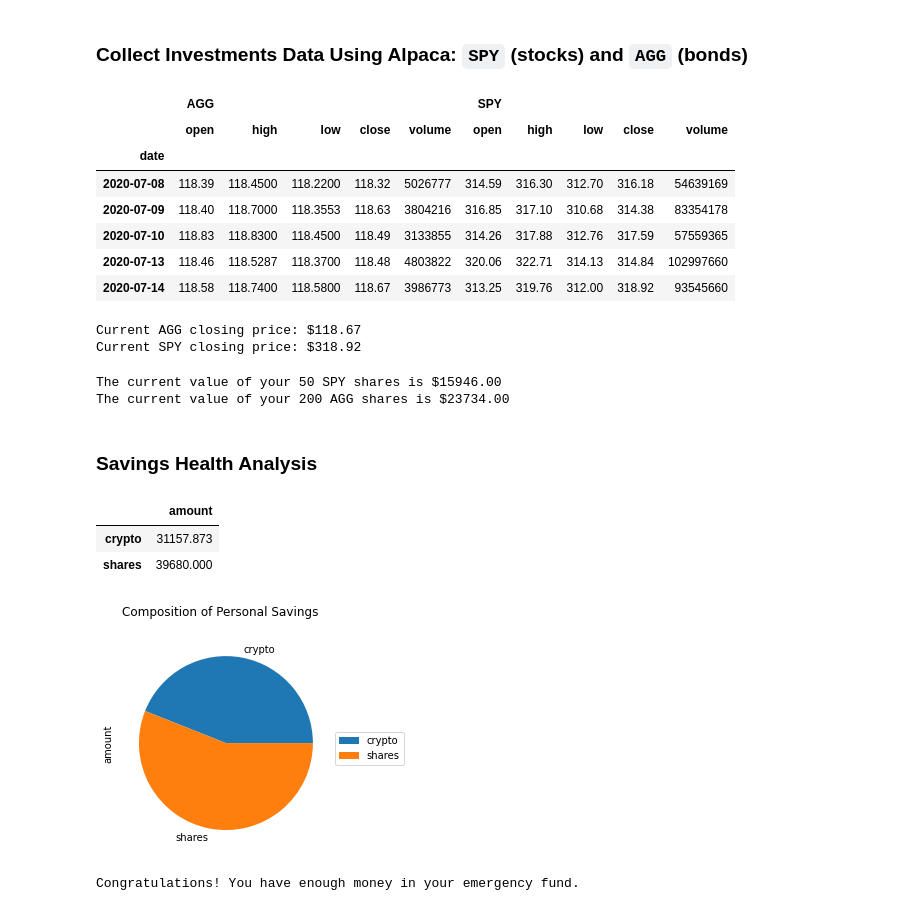
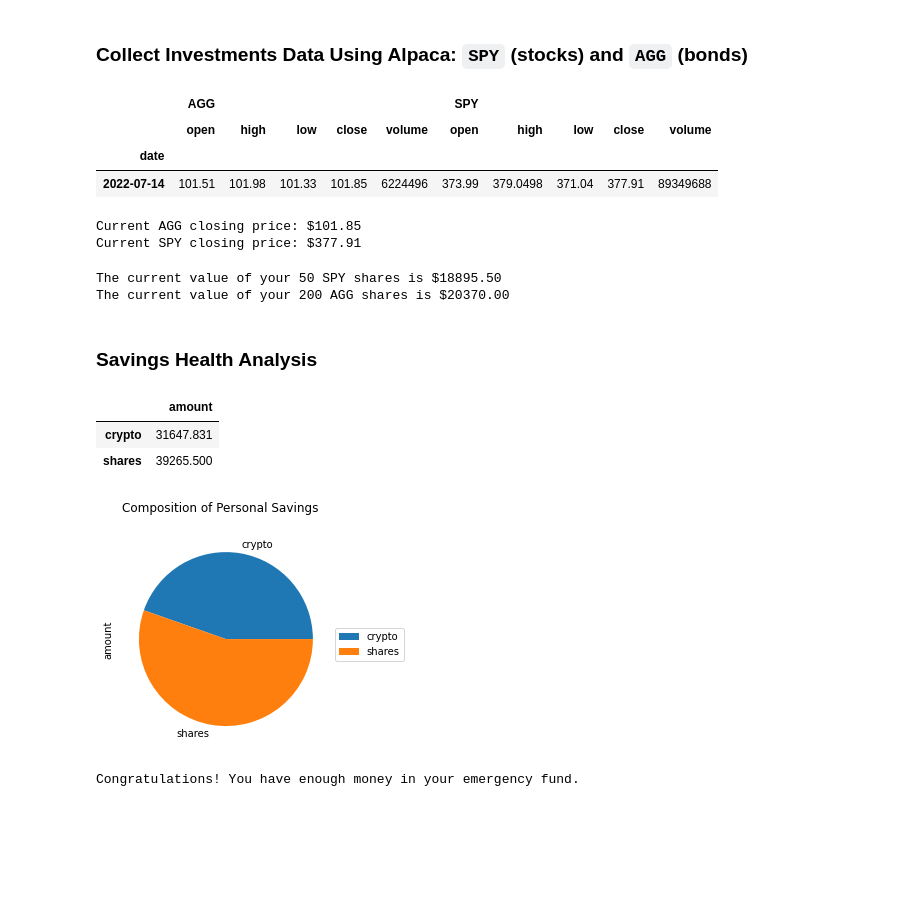
Before and after one commit to al-gladkow/Financial-Planning, a Jupyter notebook: challenge-files/financial-planner.ipynb, the cells around one changed output. Cells and saved outputs as stored; diff of their text form; code cells hidden in the pictures; blank space fills up the shorter version.

```diff
--- a/challenge-files/financial-planner.ipynb
+++ b/challenge-files/financial-planner.ipynb
@@ -60,46 +61,42 @@ ALPACA_SECRET = os.getenv('ALPACA_SECRET_KEY')
 alpaca = tradeapi.REST(ALPACA_KEY,ALPACA_SECRET,api_version=2)
 # %%
 # Format current date as ISO format
-start = pd.Timestamp('2020-07-07', tz='America/Chicago').isoformat()
-end = pd.Timestamp('2020-07-14', tz='America/Chicago').isoformat()
+start = pd.Timestamp('2022-07-07', tz='America/Chicago').isoformat()
+end = pd.Timestamp('2022-07-14', tz='America/Chicago').isoformat()
 
 # Set the tickers
 tickers = ["AGG", "SPY"]
 
 # Set timeframe to "1Day" for Alpaca API
 timeframe = "1Day"
 
 # Get current closing prices for SPY and AGG
 df_portfolio = alpaca.get_bars(
     tickers,
     timeframe,
     start = start,
     end = end
 ).df
 
 # Reorganize the DataFrame
 # Separate ticker data
 SPY = df_portfolio[df_portfolio['symbol']=='SPY'].drop(['symbol','trade_count','vwap'], axis=1)
 AGG = df_portfolio[df_portfolio['symbol']=='AGG'].drop(['symbol','trade_count','vwap'], axis=1)
 
 # Concatenate the ticker DataFrames
 df_portfolio = pd.concat([AGG,SPY], axis=1, keys=['AGG','SPY'])
 
 # Remove time from index
 df_portfolio.index = df_portfolio.index.date
 df_portfolio.index.name = 'date'
 
 # Preview DataFrame
-df_portfolio
+df_portfolio.tail(1)
 # %% [output]
 |  | AGG |  |  |  |  | SPY |  |  |  |  |
 |  | open | high | low | close | volume | open | high | low | close | volume |
 | date |  |  |  |  |  |  |  |  |  |  |
-| 2020-07-08 | 118.39 | 118.4500 | 118.2200 | 118.32 | 5026777 | 314.59 | 316.30 | 312.70 | 316.18 | 54639169 |
-| 2020-07-09 | 118.40 | 118.7000 | 118.3553 | 118.63 | 3804216 | 316.85 | 317.10 | 310.68 | 314.38 | 83354178 |
-| 2020-07-10 | 118.83 | 118.8300 | 118.4500 | 118.49 | 3133855 | 314.26 | 317.88 | 312.76 | 317.59 | 57559365 |
-| 2020-07-13 | 118.46 | 118.5287 | 118.3700 | 118.48 | 4803822 | 320.06 | 322.71 | 314.13 | 314.84 | 102997660 |
-| 2020-07-14 | 118.58 | 118.7400 | 118.5800 | 118.67 | 3986773 | 313.25 | 319.76 | 312.00 | 318.92 | 93545660 |
+| 2022-07-14 | 101.51 | 101.98 | 101.33 | 101.85 | 6224496 | 373.99 | 379.0498 | 371.04 | 377.91 | 89349688 |
 # %%
 # Pick AGG and SPY close prices
 agg_close_price = df_portfolio['AGG']['close'].iloc[-1]
@@ -109,8 +106,8 @@ spy_close_price = df_portfolio['SPY']['close'].iloc[-1]
 print(f"Current AGG closing price: ${agg_close_price}")
 print(f"Current SPY closing price: ${spy_close_price}")
 # %% [output]
-Current AGG closing price: $118.67
-Current SPY closing price: $318.92
+Current AGG closing price: $101.85
+Current SPY closing price: $377.91
 # %%
 # Compute the current value of shares
 my_spy_value = my_spy * spy_close_price
@@ -120,8 +117,8 @@ my_agg_value = my_agg * agg_close_price
 print(f"The current value of your {my_spy} SPY shares is ${my_spy_value:0.2f}")
 print(f"The current value of your {my_agg} AGG shares is ${my_agg_value:0.2f}")
 # %% [output]
-The current value of your 50 SPY shares is $15946.00
-The current value of your 200 AGG shares is $23734.00
+The current value of your 50 SPY shares is $18895.50
+The current value of your 200 AGG shares is $20370.00
 # %% [markdown]
 ### Savings Health Analysis
 # %%
@@ -139,14 +136,14 @@ df_savings = pd.DataFrame(data = {'amount': [crypto,shares]}, index=['crypto','s
 display(df_savings)
 # %% [output]
 |  | amount |
-| crypto | 31157.873 |
-| shares | 39680.000 |
+| crypto | 31647.831 |
+| shares | 39265.500 |
 # %%
 # Plot savings pie chart
 df_savings.plot(kind='pie',subplots=True,title='Composition of Personal Savings')
 plt.legend(loc=[1.0,0.4]);
 # %% [output]
-[figure, old version]
+[figure, new version]
 # %%
 # Set ideal emergency fund
 emergency_fund = monthly_income * 3
```
Also changed, not shown: parts of 22 cells of this notebook.
